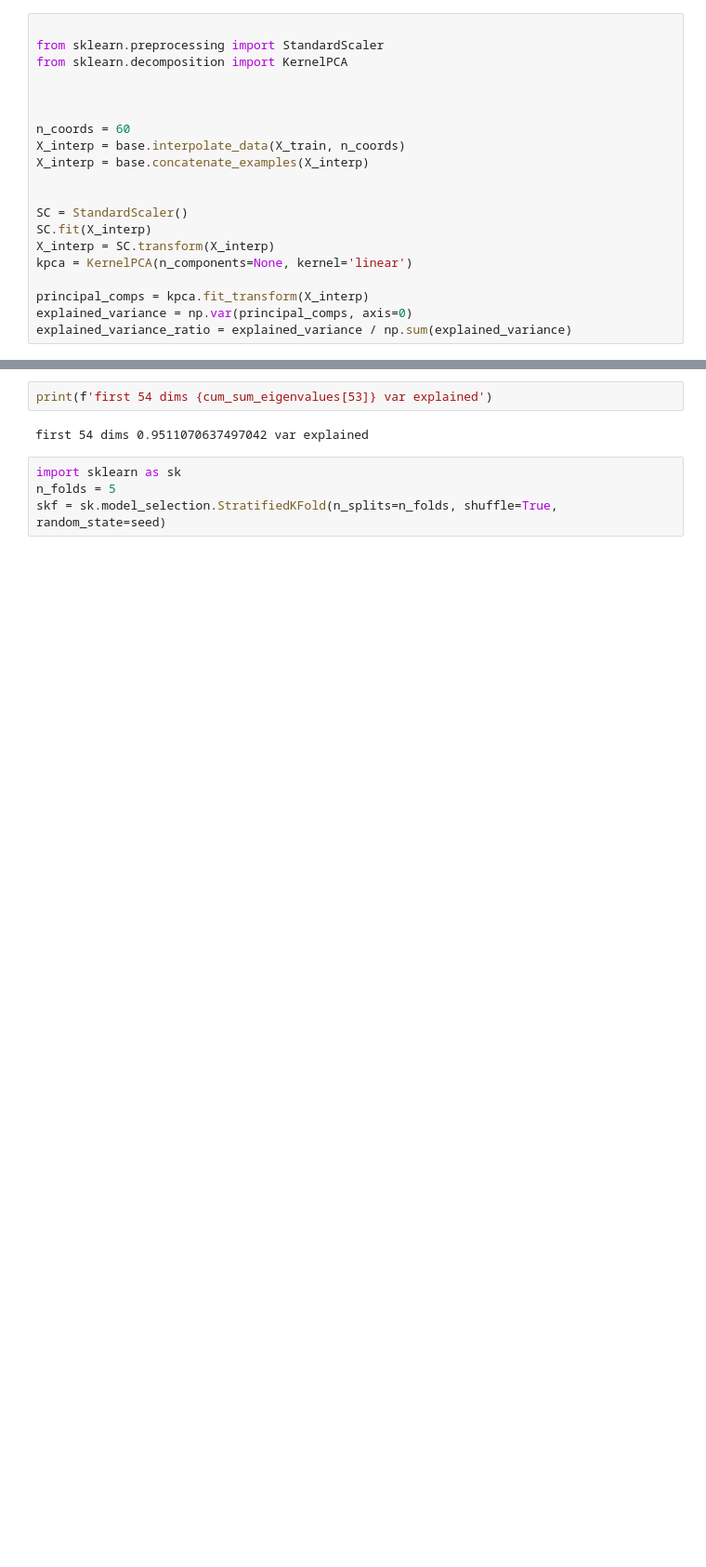
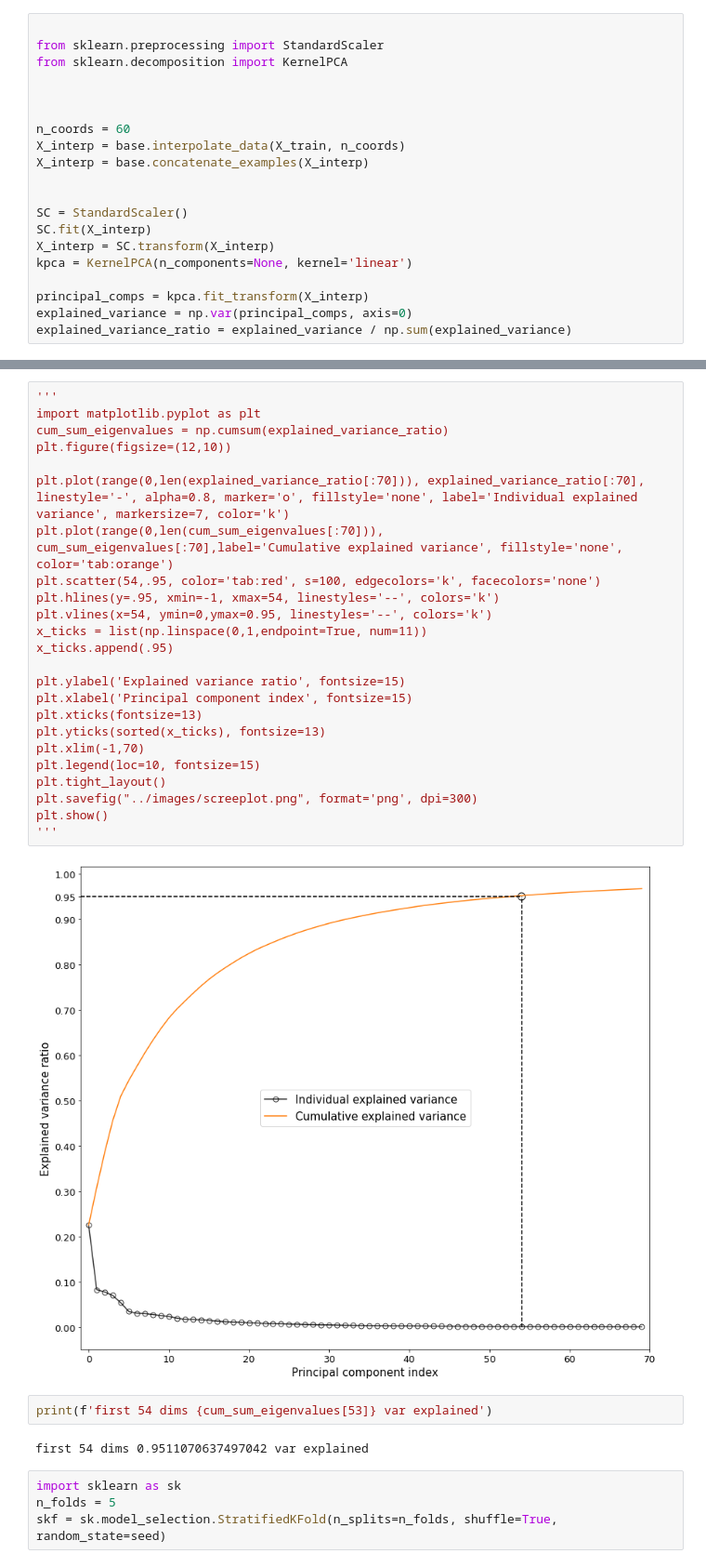
Before and after one commit to notlosca/auslan-classification, a Jupyter notebook: final_KLinear.ipynb, the cells around one changed output, grey strips where cells are left out. Shown at 93% size. Drawn from its saved outputs; the diff is of its cells as text; blank space fills up the shorter version.

```diff
--- a/final_KLinear.ipynb
+++ b/final_KLinear.ipynb
@@ -108,3 +120,29 @@ plt.show()
+# %%
+'''
+import matplotlib.pyplot as plt
+cum_sum_eigenvalues = np.cumsum(explained_variance_ratio)
+plt.figure(figsize=(12,10))
+
+plt.plot(range(0,len(explained_variance_ratio[:70])), explained_variance_ratio[:70], linestyle='-', alpha=0.8, marker='o', fillstyle='none', label='Individual explained variance', markersize=7, color='k')
+plt.plot(range(0,len(cum_sum_eigenvalues[:70])), cum_sum_eigenvalues[:70],label='Cumulative explained variance', fillstyle='none', color='tab:orange')
+plt.scatter(54,.95, color='tab:red', s=100, edgecolors='k', facecolors='none')
+plt.hlines(y=.95, xmin=-1, xmax=54, linestyles='--', colors='k')
+plt.vlines(x=54, ymin=0,ymax=0.95, linestyles='--', colors='k')
+x_ticks = list(np.linspace(0,1,endpoint=True, num=11))
+x_ticks.append(.95)
+
+plt.ylabel('Explained variance ratio', fontsize=15)
+plt.xlabel('Principal component index', fontsize=15)
+plt.xticks(fontsize=13)
+plt.yticks(sorted(x_ticks), fontsize=13)
+plt.xlim(-1,70)
+plt.legend(loc=10, fontsize=15)
+plt.tight_layout()
+plt.savefig("../images/screeplot.png", format='png', dpi=300)
+plt.show()
+'''
+# %% [output]
+[figure, added]
 # %%
 print(f'first 54 dims {cum_sum_eigenvalues[53]} var explained')
 # %% [output]
```
Also changed, not shown: parts of 4 cells of this notebook.
